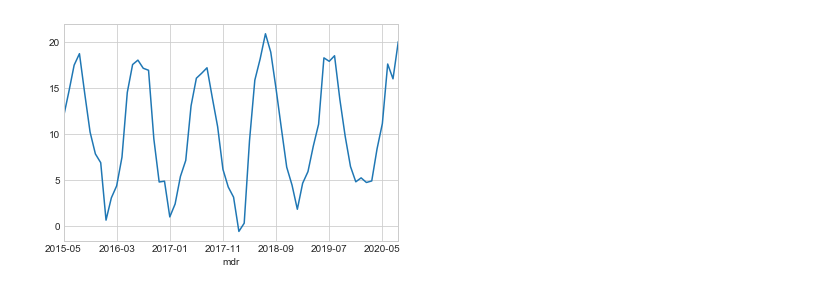
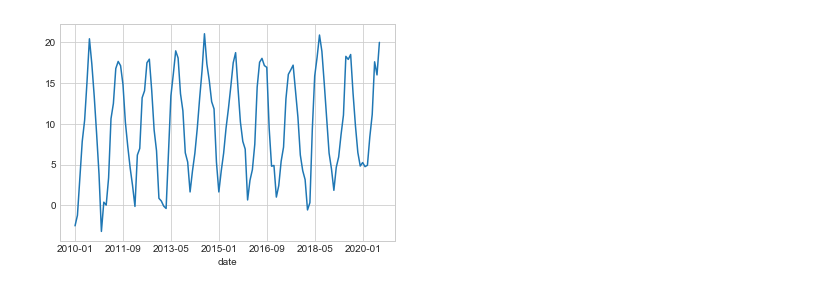
Before and after one commit to annarenneke/Group19, a Jupyter notebook: EXAM/DMI_final.ipynb, the cells around one changed output. Saved outputs shown, nothing was run; the diff lists cells and outputs as text; code cells hidden in the pictures.

```diff
--- a/EXAM/DMI_final.ipynb
+++ b/EXAM/DMI_final.ipynb
@@ -132,7 +91,4 @@ df2
 # %%
-#Creates date variable with format YYYY-MM-DD
-df['date']=df.time.astype(str).str[:10]
+#Creates month-year variable with format YYYY-MM
 df['mdr']=df.time.astype(str).str[:7]
-df['month'] = df['time'].dt.month
-df['year'] = df['time'].dt.year
-df
+df2['mdr']=df2.time.astype(str).str[:7]
@@ -154,7 +94,0 @@ df
-# %%
-#Creates date variable with format YYYY-MM-DD
-df2['date']=df2.time.astype(str).str[:10]
-df2['mdr']=df2.time.astype(str).str[:7]
-df2['month'] = df2['time'].dt.month
-df2['year'] = df2['time'].dt.year
-df2
@@ -216,11 +99,7 @@ Name: value, dtype: float64
 # %%
-#Creates DataFrame based on mean
+#Merge data to df_weather
 df_weather = pd.DataFrame(data = mean , index = mean.index)
 df_weather2 = pd.DataFrame(data = mean2 , index = mean2.index)
-
-df_weather = pd.concat([df_weather2 , df_weather])
-
-df_weather.to_csv(r'C:\Users\Bruger\Documents\GitHub\Group19\EXAM\dmi_join_rdy.csv')
-
-df_weather
+df_weather_samlet = pd.concat([df_weather2 , df_weather])
+df_weather_samlet['date']=df_weather_samlet.index
 # %% [output]
@@ -240,0 +120,5 @@ df_weather
+# %%
+#Missing values - there are 123 so 5 missing values (12*10+8=128)
+#We use the average temperature from the year before
+missing=pd.DataFrame({'date':['2014-12','2015-01','2015-02','2015-03','2015-04'],'value':df_weather_samlet.value[47:52]})
+df_weather_final=df_weather_samlet.append(missing)
@@ -241,7 +143,7 @@ df_weather
 # %%
-#Generate plot of data - dayly average
-avg_temp = df.groupby('mdr')['value'].agg('mean')
+#A view of the data - looks normal with winter and summer season
+avg_temp = df_weather_final.groupby('date')['value'].agg('mean')
 avg_temp.plot()
 plt.show()
 # %% [output]
-[figure, old version]
+[figure, new version]
```
Also changed, not shown: parts of 18 cells of this notebook, 2 other files.
